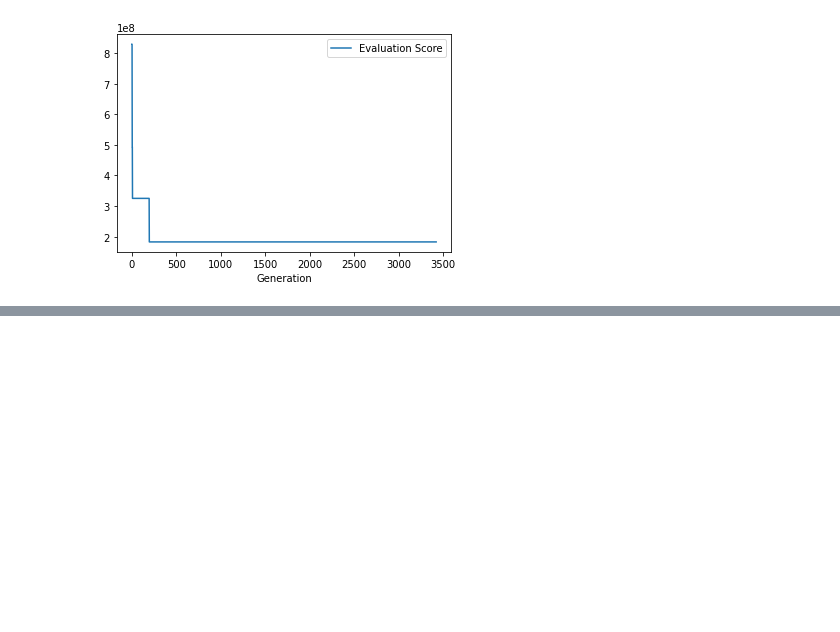
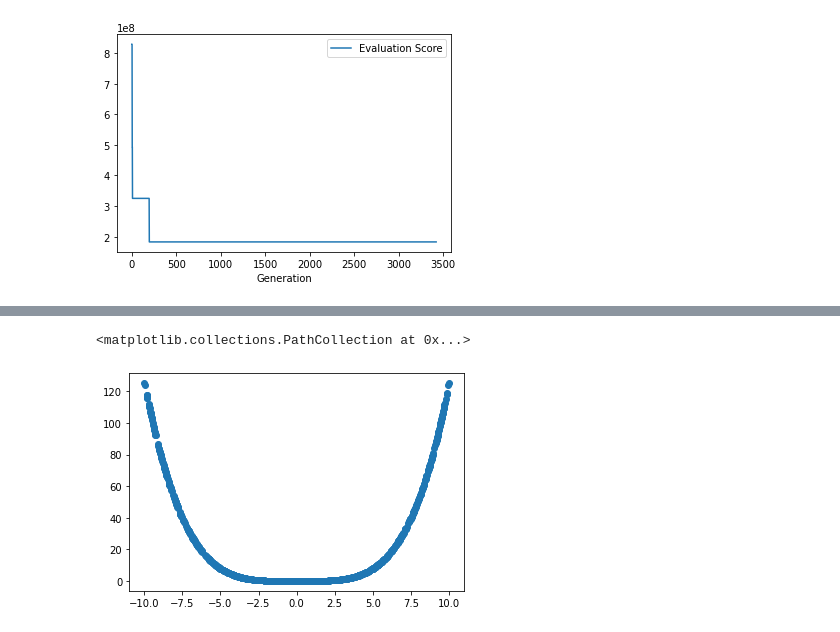
Before and after one commit to cjw531/cgp, a Jupyter notebook: Untitled.ipynb, the cells around one changed output, grey strips where cells are left out. Cells and saved outputs as stored; diff of their text form; code cells hidden in the pictures; blank space fills up the shorter version.

```diff
--- a/Untitled.ipynb
+++ b/Untitled.ipynb
@@ -16,0 +34,5 @@ data.plot(x="Generation", y="Evaluation Score")
+# %%
+plt.scatter(x, preds)
+# %% [output]
+<matplotlib.collections.PathCollection at 0x...>
+[figure, added]
```
Also changed, not shown: parts of 5 cells of this notebook, 3 other files.
